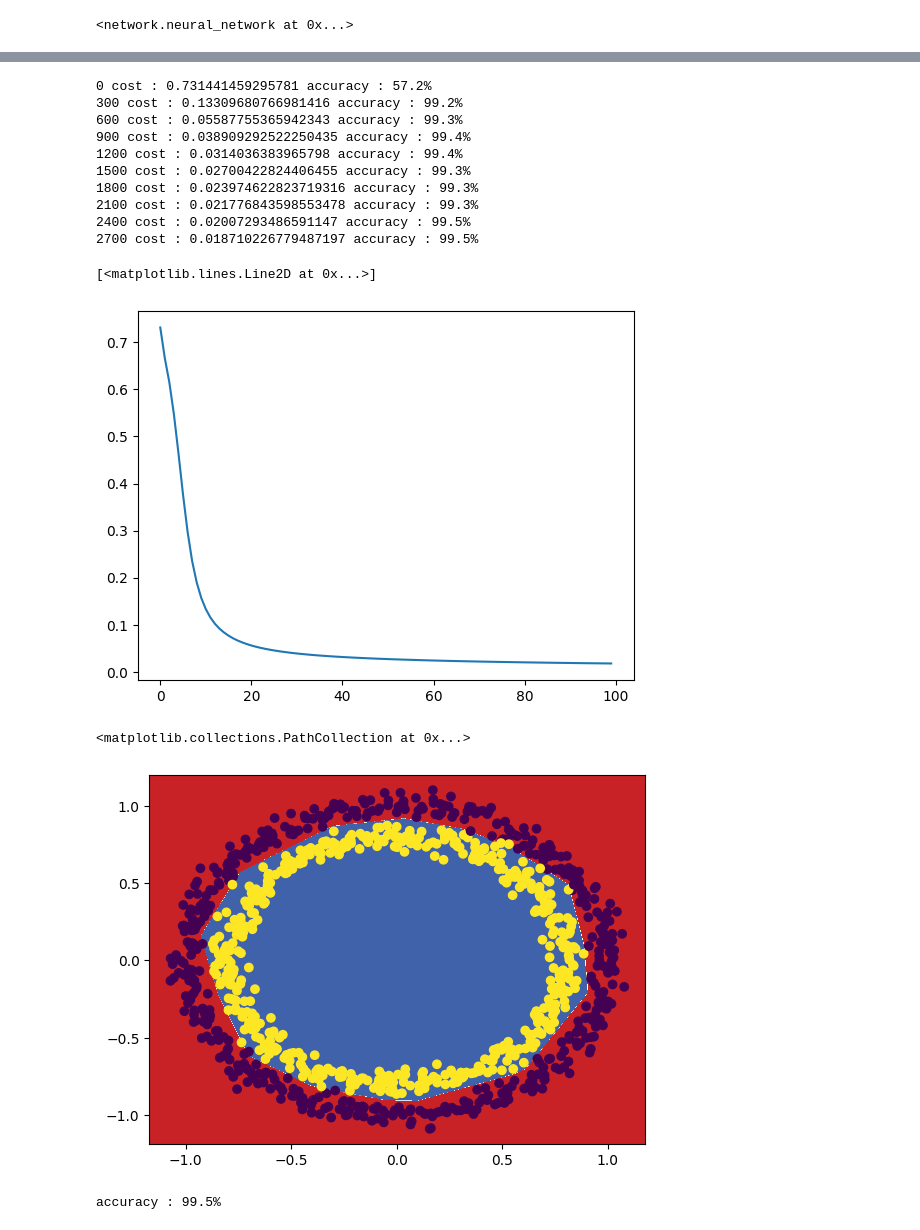
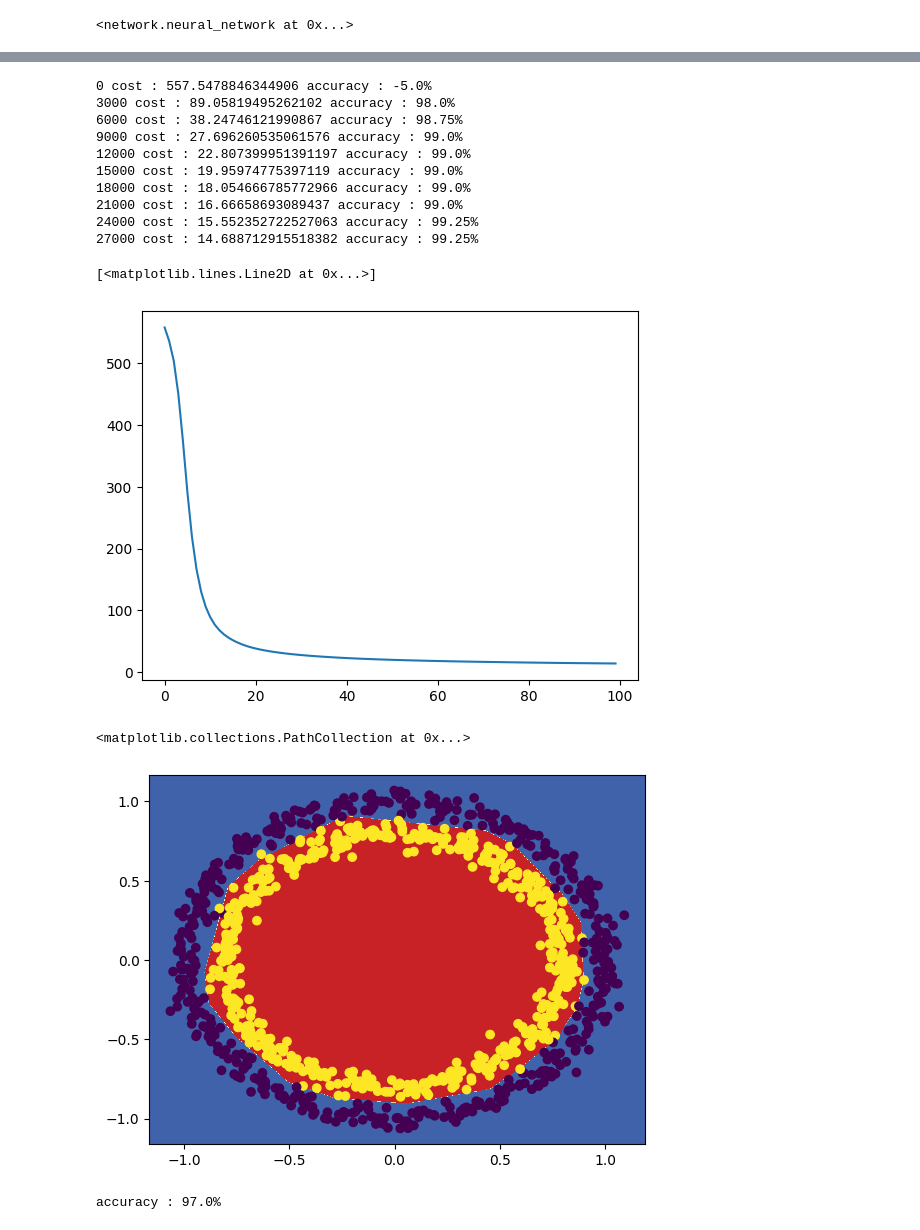
Before and after one commit to bayramenes/fastNeuron, a Jupyter notebook: app.ipynb, the cells around one changed output, grey strips where cells are left out. Drawn from its saved outputs; the diff is of its cells as text; code cells hidden in the pictures.

Commit message:
got softmax to work in the new system and tried it in app.ipynb

```diff
--- a/app.ipynb
+++ b/app.ipynb
@@ -17,10 +17,30 @@ DATA, LABELS = datasets.make_circles(
                            )
 LABELS = LABELS.reshape(LABELS.shape[0],1)
 
+
 x_train , x_test , y_train , y_test = train_test_split(DATA,LABELS,test_size=0.2)
 
 y_train = np.reshape(y_train,newshape=(y_train.shape[0],1))
 y_test = np.reshape(y_test,newshape=(y_test.shape[0],1))
+
+
+# change y_train and y_test to be multi-label to find categorical cross entropy
+zeros = np.where(y_train == 0)[0]
+ones = np.where(y_train == 1)[0]
+y_train[zeros] = 1
+y_train[ones] = 0
+tmp = np.zeros(y_train.shape)
+tmp[ones] = 1
+y_train = np.concatenate((y_train, tmp), axis=1)
+zeros = np.where(y_test == 0)[0]
+ones = np.where(y_test == 1)[0]
+y_test[zeros] = 1
+y_test[ones] = 0
+tmp = np.zeros(y_test.shape)
+tmp[ones] = 1
+y_test = np.concatenate((y_test, tmp), axis=1)
+
+# initialize some variables
 M = x_train.shape[0]
 N = x_train.shape[1]
 # %%
@@ -29,14 +49,14 @@ model = neural_network()
 model = model.sequential(
     [
         Dense(2,20,activations.relu()),
-        Dense(20,1,activations.sigmoid())
+        Dense(20,2,activations.softmax())
     ]
 )
 
 
 model.compile(
     optimizer= Optimizers.MiniBatchGradientDescent(),
-    Cost= losses.BinaryCrossEntropy()
+    Cost= losses.CategoricalCrossEntropy()
 )
 # %% [output]
 <network.neural_network at 0x...>
@@ -62,37 +82,38 @@ cost function : Binary Cross Entropy
 <network.neural_network at 0x...>
 # %%
-model , costs = model.fit(DATA,LABELS,0.001,3000)
+model , costs = model.fit(x_train,y_train,0.0001,30000)
 # %% [output]
-0 cost : 0.731441459295781 accuracy : 57.2%
-300 cost : 0.13309680766981416 accuracy : 99.2%
-600 cost : 0.05587755365942343 accuracy : 99.3%
-900 cost : 0.038909292522250435 accuracy : 99.4%
-1200 cost : 0.0314036383965798 accuracy : 99.4%
-1500 cost : 0.02700422824406455 accuracy : 99.3%
-1800 cost : 0.023974622823719316 accuracy : 99.3%
-2100 cost : 0.021776843598553478 accuracy : 99.3%
-2400 cost : 0.02007293486591147 accuracy : 99.5%
-2700 cost : 0.018710226779487197 accuracy : 99.5%
+0 cost : 557.5478846344906 accuracy : -5.0%
+3000 cost : 89.05819495262102 accuracy : 98.0%
+6000 cost : 38.24746121990867 accuracy : 98.75%
+9000 cost : 27.696260535061576 accuracy : 99.0%
+12000 cost : 22.807399951391197 accuracy : 99.0%
+15000 cost : 19.95974775397119 accuracy : 99.0%
+18000 cost : 18.054666785772966 accuracy : 99.0%
+21000 cost : 16.66658693089437 accuracy : 99.0%
+24000 cost : 15.552352722527063 accuracy : 99.25%
+27000 cost : 14.688712915518382 accuracy : 99.25%
 # %%
 plt.plot(costs)
 # %% [output]
 [<matplotlib.lines.Line2D at 0x...>]
-[figure, old version]
+[figure, new version]
 # %%
 x_min , x_max = DATA[:,0].min() - 0.1 , DATA[:,0].max() + 0.1
 y_min , y_max = DATA[:,1].min() - 0.1 , DATA[:,1].max() + 0.1
 xx , yy = np.meshgrid(np.linspace(x_min,x_max,1000),np.linspace(y_min,y_max,1000))
 np.linspace(y_min,y_max,100)
 x_in = np.c_[xx.ravel(),yy.ravel()]
-y_pred = model.predict(x_in).reshape(xx.shape)
+# y_pred = (model.predict(x_in)[:,0] != 1).astype(int).reshape(xx.shape)
+y_pred = ((model.predict(x_in)[:,0] != 1).astype(int) != 1).astype(int).reshape(xx.shape)
 
 plt.contourf(xx,yy,y_pred,cmap= plt.cm.RdYlBu)
 plt.scatter(DATA[:,0],DATA[:,1],c = LABELS)
 # %% [output]
 <matplotlib.collections.PathCollection at 0x...>
-[figure, old version]
+[figure, new version]
 # %%
 accuracy = ((x_test.shape[0] - np.sum((model.predict(x_test) != y_test).astype(int))) / x_test.shape[0] ) * 100
 print(f"accuracy : {accuracy}%")
 # %% [output]
-accuracy : 99.5%
+accuracy : 97.0%
```
Also changed, not shown: parts of 3 cells of this notebook, 2 other files.
